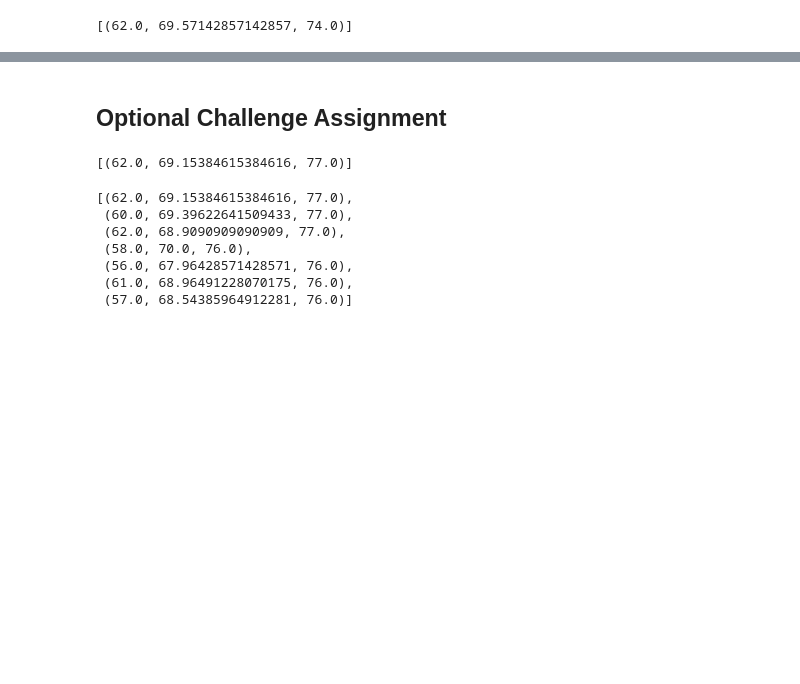
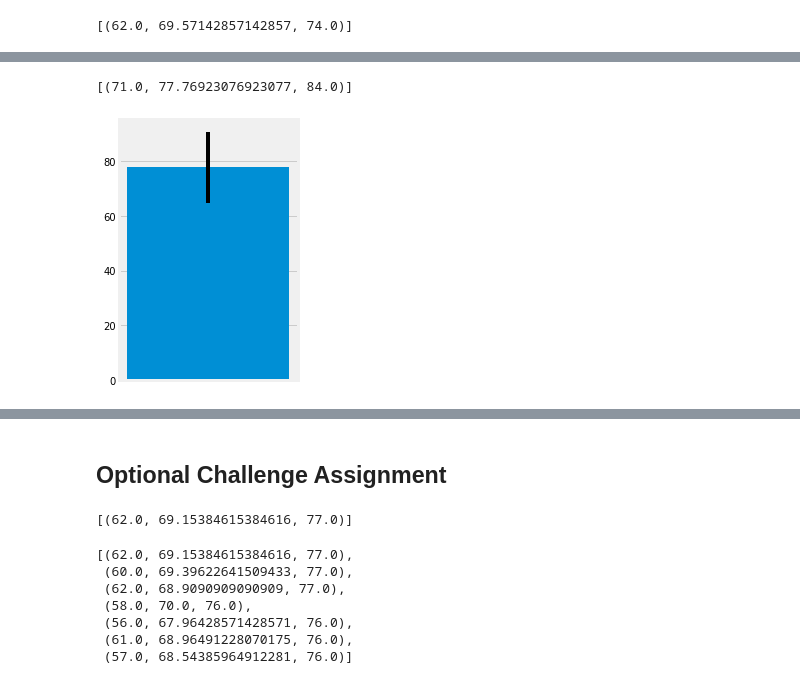
Before and after one commit to JimCDabc/sqlalchemy-challenge, a Jupyter notebook: climate.ipynb, the cells around one changed output, grey strips where cells are left out. Cells and saved outputs as stored; diff of their text form; code cells hidden in the pictures; blank space fills up the shorter version.

```diff
--- a/climate.ipynb
+++ b/climate.ipynb
@@ -286,0 +284,32 @@ print(calc_temps('2012-02-28', '2012-03-05'))
+# %%
+# Use your previous function `calc_temps` to calculate the tmin, tavg, and tmax
+# for your trip using the previous year's data for those same dates.
+
+## calculate query date range based on trip start and end and accounting for last date in our date
+start = "2020-07-01"
+end = "2020-09-15"
+
+startDate = dt.datetime.strptime(start, '%Y-%m-%d').date()
+endDate = dt.datetime.strptime(end, '%Y-%m-%d').date()
+print(startDate, endDate)
+
+lastDataDate = dt.datetime.strptime((session.query(Measurement.date).order_by(Measurement.date.desc()).first()[0]), '%Y-%m-%d').date()
+print(lastDataDate)
+
+if (endDate > lastDate) :
+    if ((endDate.month <= lastDate.month) & (endDate.day <= lastDate.day)) :
+        yrs = lastDataDate.year - endDate.year
+    else:
+        yrs = lastDataDate.year - endDate.year -1
+else:
+    yrs = -1
+
+# print(yrs)
+
+queryStartDate = startDate + relativedelta(years=yrs)
+queryEndDate = endDate + relativedelta(years=yrs)
+print(queryStartDate, queryEndDate)
+
+## calculate tmin, tavg, and tmax for trip based on historical data
+print(calc_temps(queryStartDate, queryEndDate))
+type(calc_temps(queryStartDate, queryEndDate))
@@ -289,4 +324,11 @@ print(calc_temps('2012-02-28', '2012-03-05'))
 # Use "Trip Avg Temp" as your Title
 # Use the average temperature for the y value
 # Use the peak-to-peak (tmax-tmin) value as the y error bar (yerr)
+temps = calc_temps(queryStartDate, queryEndDate)
+print (temps)
+
+plt.figure(figsize=(3,4))
+plt.bar(x = [1], height=[temps[0][1]], yerr = [temps[0][2] - temps[0][0]],)
+plt.xticks([])
+plt.tight_layout()
 # %% [output]
@@ -295,3 +335,5 @@ print(calc_temps('2012-02-28', '2012-03-05'))
+[(71.0, 77.76923076923077, 84.0)]
+[figure, added]
 # %%
 # Calculate the total amount of rainfall per weather station for your trip dates using the previous year's matching dates.
 # Sort this in descending order by precipitation amount and list the station, name, latitude, longitude, and elevation
```
Also changed, not shown: parts of 10 cells of this notebook.
